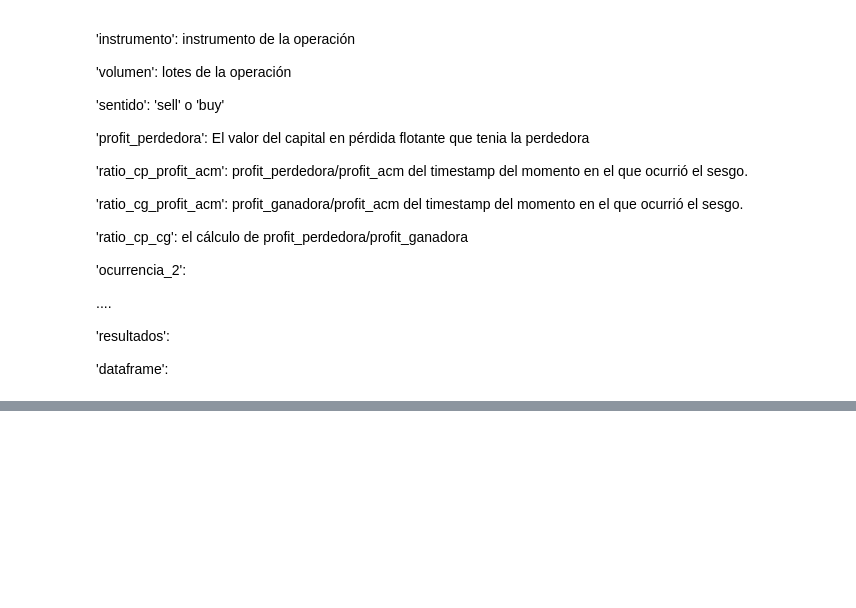
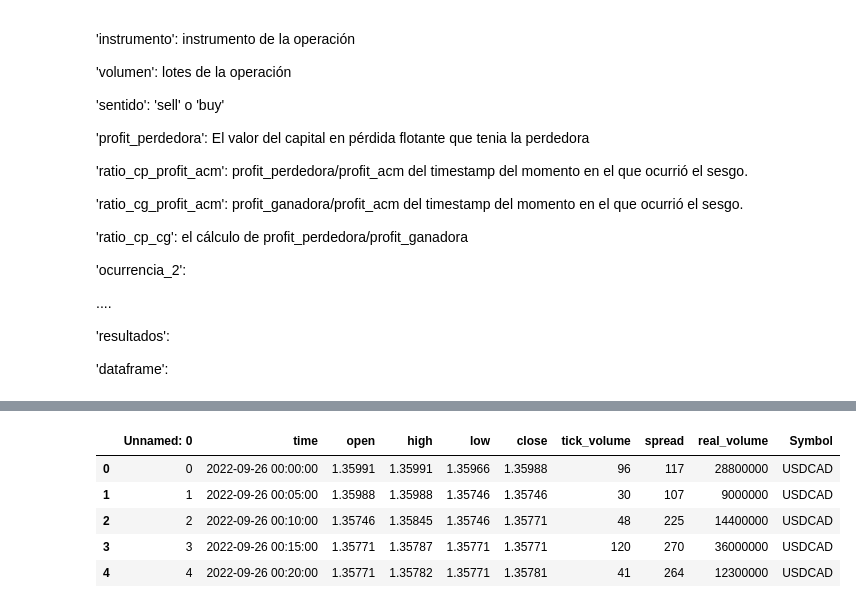
Before and after one commit to Aranzazu-R/MyST_LAB_3_E1, a Jupyter notebook: Estadistica_descriptiva.ipynb, the cells around one changed output, grey strips where cells are left out. Cells and saved outputs as stored; diff of their text form; code cells hidden in the pictures; blank space fills up the shorter version.

Commit message:
actualizaciones
cambio en data, main y functions, act del borrador, añadir csvs de rates

```diff
--- a/Estadistica_descriptiva.ipynb
+++ b/Estadistica_descriptiva.ipynb
@@ -542,0 +545,10 @@ def f_be_de():
+# %%
+rates_f=pd.read_csv('rates_f.csv')
+rates_f.head()
+# %% [output]
+|  | Unnamed: 0 | time | open | high | low | close | tick_volume | spread | real_volume | Symbol |
+| 0 | 0 | 2022-09-26 00:00:00 | 1.35991 | 1.35991 | 1.35966 | 1.35988 | 96 | 117 | 28800000 | USDCAD |
+| 1 | 1 | 2022-09-26 00:05:00 | 1.35988 | 1.35988 | 1.35746 | 1.35746 | 30 | 107 | 9000000 | USDCAD |
+| 2 | 2 | 2022-09-26 00:10:00 | 1.35746 | 1.35845 | 1.35746 | 1.35771 | 48 | 225 | 14400000 | USDCAD |
+| 3 | 3 | 2022-09-26 00:15:00 | 1.35771 | 1.35787 | 1.35771 | 1.35771 | 120 | 270 | 36000000 | USDCAD |
+| 4 | 4 | 2022-09-26 00:20:00 | 1.35771 | 1.35782 | 1.35771 | 1.35781 | 41 | 264 | 12300000 | USDCAD |
```
Also changed, not shown: parts of 10 cells of this notebook, 8 other files.
